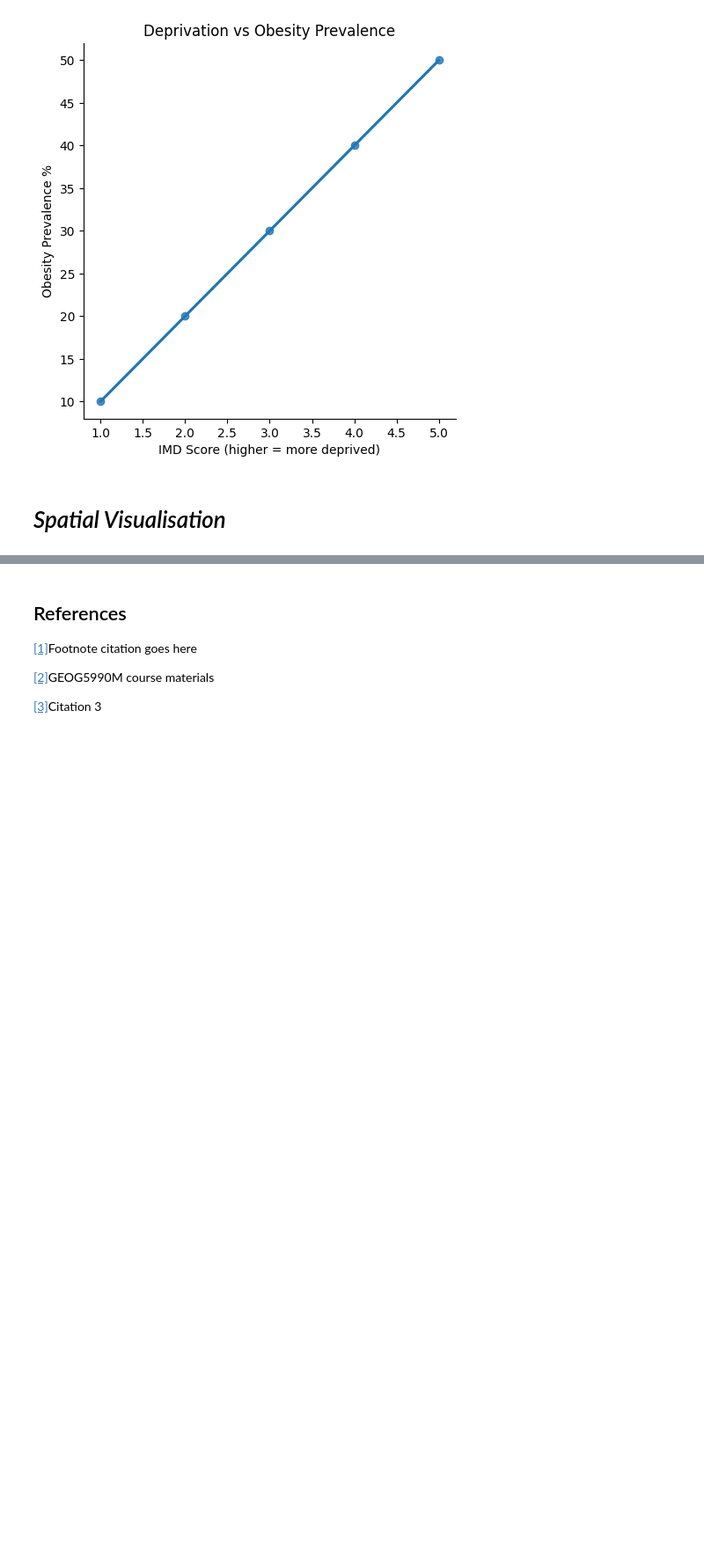
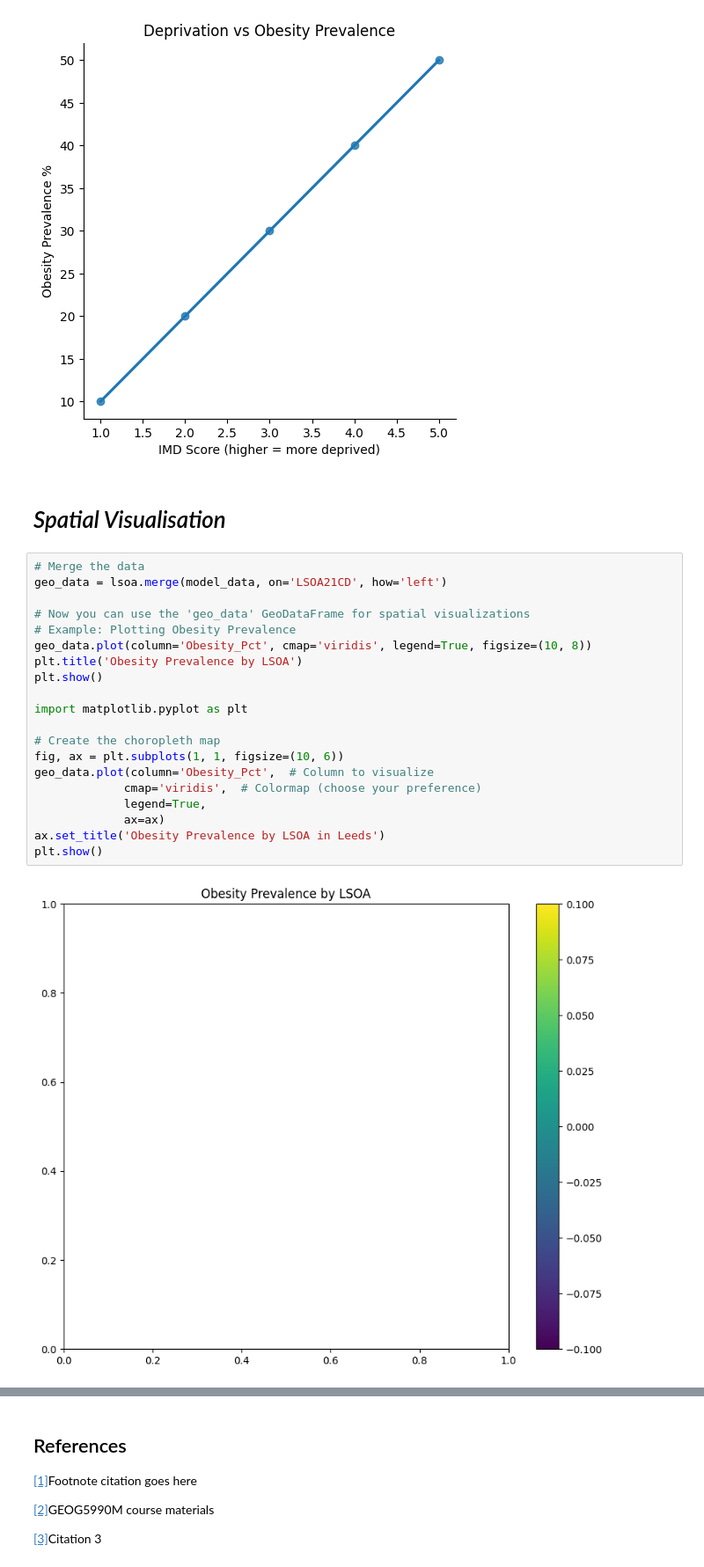
Before and after one commit to deeptanghosh02/GEOG5990M_Deeptanshu-Ghosh, a Jupyter notebook: notebooks/assignment_templates/GEOG5990M_Final_Project_template.ipynb, the cells around one changed output, grey strips where cells are left out. Shown at 88% size. Saved outputs shown, nothing was run; the diff lists cells and outputs as text; blank space fills up the shorter version.

```diff
--- a/notebooks/assignment_templates/GEOG5990M_Final_Project_template.ipynb
+++ b/notebooks/assignment_templates/GEOG5990M_Final_Project_template.ipynb
@@ -259,3 +259,25 @@ plt.show()
 [figure]
 # %% [markdown]
 # *Spatial Visualisation*
+# %%
+# Merge the data
+geo_data = lsoa.merge(model_data, on='LSOA21CD', how='left')
+
+# Now you can use the 'geo_data' GeoDataFrame for spatial visualizations
+# Example: Plotting Obesity Prevalence
+geo_data.plot(column='Obesity_Pct', cmap='viridis', legend=True, figsize=(10, 8))
+plt.title('Obesity Prevalence by LSOA')
+plt.show()
+
+import matplotlib.pyplot as plt
+
+# Create the choropleth map
+fig, ax = plt.subplots(1, 1, figsize=(10, 6))
+geo_data.plot(column='Obesity_Pct',  # Column to visualize
+             cmap='viridis',  # Colormap (choose your preference)
+             legend=True,
+             ax=ax)
+ax.set_title('Obesity Prevalence by LSOA in Leeds')
+plt.show()
+# %% [output]
+[figure, added]
```
Also changed, not shown: parts of 1 cell of this notebook.
